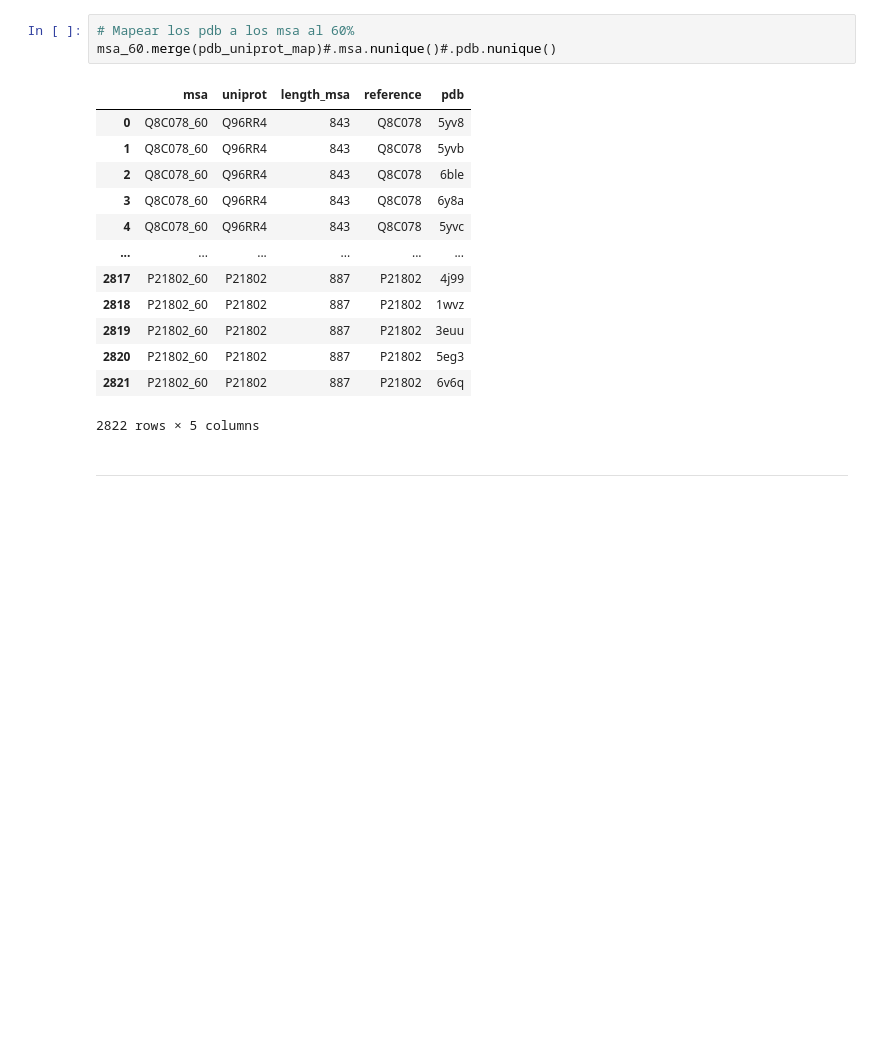
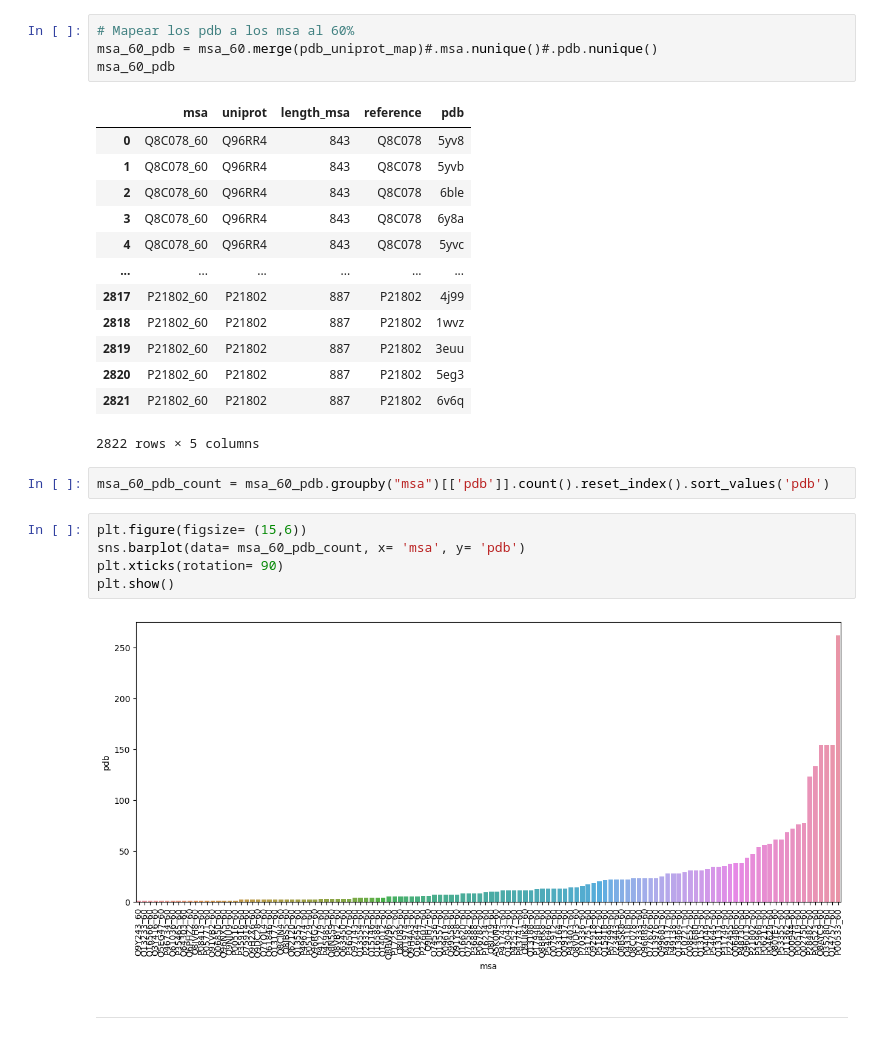
Before and after one commit to alvaro-2/cis-reg, a Jupyter notebook: scripts/orthologs.ipynb, the cells around one changed output. Saved outputs shown, nothing was run; the diff lists cells and outputs as text; blank space fills up the shorter version.

```diff
--- a/scripts/orthologs.ipynb
+++ b/scripts/orthologs.ipynb
@@ -397,7 +397,8 @@ pdb_uniprot_map
 321198 rows × 2 columns
 # %%
 # Mapear los pdb a los msa al 60%
-msa_60.merge(pdb_uniprot_map)#.msa.nunique()#.pdb.nunique()
+msa_60_pdb = msa_60.merge(pdb_uniprot_map)#.msa.nunique()#.pdb.nunique()
+msa_60_pdb
 # %% [output]
 |  | msa | uniprot | length_msa | reference | pdb |
 | 0 | Q8C078_60 | Q96RR4 | 843 | Q8C078 | 5yv8 |
@@ -412,6 +413,15 @@ msa_60.merge(pdb_uniprot_map)#.msa.nunique()#.pdb.nunique()
 | 2820 | P21802_60 | P21802 | 887 | P21802 | 5eg3 |
 | 2821 | P21802_60 | P21802 | 887 | P21802 | 6v6q |
 2822 rows × 5 columns
+# %%
+msa_60_pdb_count = msa_60_pdb.groupby("msa")[['pdb']].count().reset_index().sort_values('pdb')
+# %%
+plt.figure(figsize= (15,6))
+sns.barplot(data= msa_60_pdb_count, x= 'msa', y= 'pdb')
+plt.xticks(rotation= 90)
+plt.show()
+# %% [output]
+[figure, added]
 # %% [markdown]
 ---
 # %% [markdown]
```
